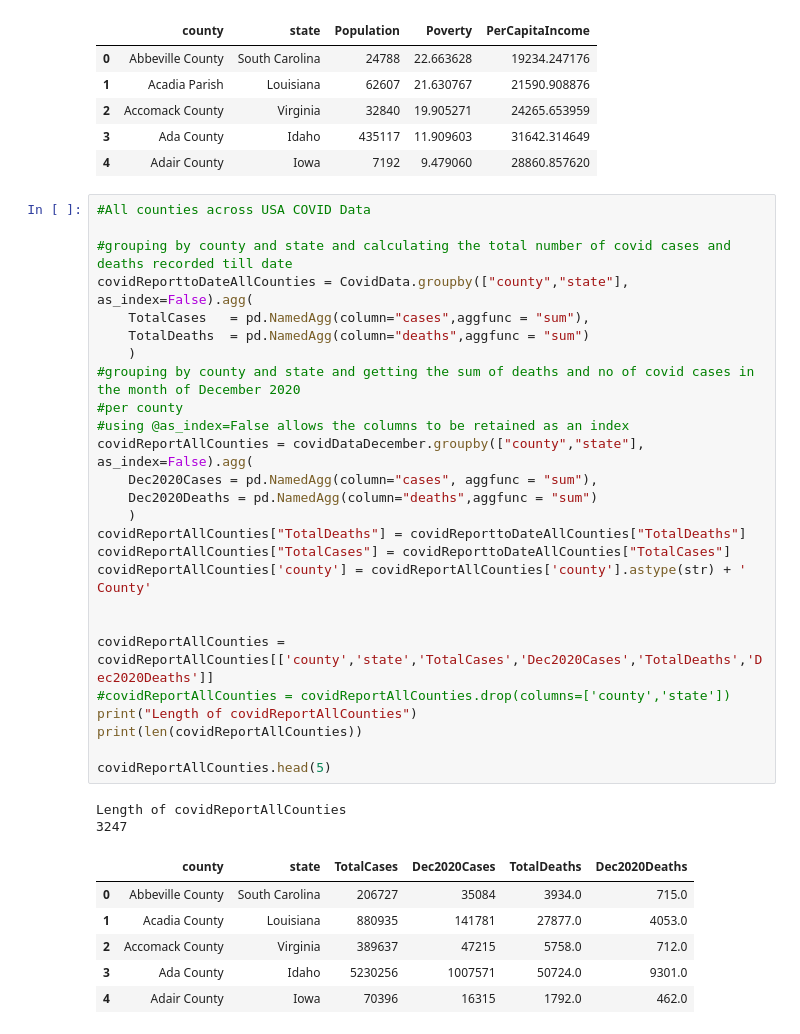
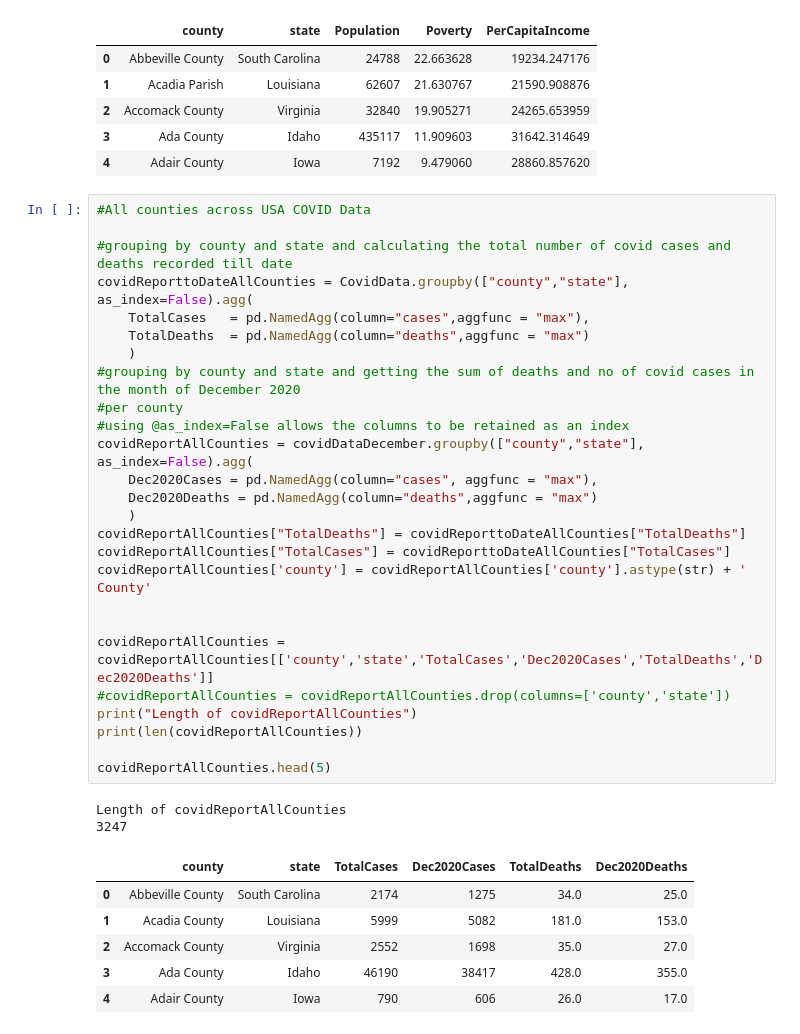
Before and after one commit to poojanalan10/OregonHighway, a Jupyter notebook: Data_Integration_Activity.ipynb, the cells around one changed output. Cells and saved outputs as stored; diff of their text form.

```diff
--- a/Data_Integration_Activity.ipynb
+++ b/Data_Integration_Activity.ipynb
@@ -187,38 +187,38 @@ ACSdata.head(5)
 # %%
 #All counties across USA COVID Data
 
 #grouping by county and state and calculating the total number of covid cases and deaths recorded till date
 covidReporttoDateAllCounties = CovidData.groupby(["county","state"], as_index=False).agg(
-    TotalCases   = pd.NamedAgg(column="cases",aggfunc = "sum"),
-    TotalDeaths  = pd.NamedAgg(column="deaths",aggfunc = "sum")
+    TotalCases   = pd.NamedAgg(column="cases",aggfunc = "max"),
+    TotalDeaths  = pd.NamedAgg(column="deaths",aggfunc = "max")
     )
 #grouping by county and state and getting the sum of deaths and no of covid cases in the month of December 2020
 #per county
 #using @as_index=False allows the columns to be retained as an index
 covidReportAllCounties = covidDataDecember.groupby(["county","state"], as_index=False).agg(
-    Dec2020Cases = pd.NamedAgg(column="cases", aggfunc = "sum"),
-    Dec2020Deaths = pd.NamedAgg(column="deaths",aggfunc = "sum")
+    Dec2020Cases = pd.NamedAgg(column="cases", aggfunc = "max"),
+    Dec2020Deaths = pd.NamedAgg(column="deaths",aggfunc = "max")
     )
 covidReportAllCounties["TotalDeaths"] = covidReporttoDateAllCounties["TotalDeaths"]
 covidReportAllCounties["TotalCases"] = covidReporttoDateAllCounties["TotalCases"]
 covidReportAllCounties['county'] = covidReportAllCounties['county'].astype(str) + ' County'
 
 
 covidReportAllCounties = covidReportAllCounties[['county','state','TotalCases','Dec2020Cases','TotalDeaths','Dec2020Deaths']]
 #covidReportAllCounties = covidReportAllCounties.drop(columns=['county','state'])
 print("Length of covidReportAllCounties")
 print(len(covidReportAllCounties))
 
 covidReportAllCounties.head(5)
 # %% [output]
 Length of covidReportAllCounties
 3247
 |  | county | state | TotalCases | Dec2020Cases | TotalDeaths | Dec2020Deaths |
-| 0 | Abbeville County | South Carolina | 206727 | 35084 | 3934.0 | 715.0 |
-| 1 | Acadia County | Louisiana | 880935 | 141781 | 27877.0 | 4053.0 |
-| 2 | Accomack County | Virginia | 389637 | 47215 | 5758.0 | 712.0 |
-| 3 | Ada County | Idaho | 5230256 | 1007571 | 50724.0 | 9301.0 |
-| 4 | Adair County | Iowa | 70396 | 16315 | 1792.0 | 462.0 |
+| 0 | Abbeville County | South Carolina | 2174 | 1275 | 34.0 | 25.0 |
+| 1 | Acadia County | Louisiana | 5999 | 5082 | 181.0 | 153.0 |
+| 2 | Accomack County | Virginia | 2552 | 1698 | 35.0 | 27.0 |
+| 3 | Ada County | Idaho | 46190 | 38417 | 428.0 | 355.0 |
+| 4 | Adair County | Iowa | 790 | 606 | 26.0 | 17.0 |
 # %%
 #Integrated Data for USA
 pd.options.display.max_columns = None
```
Also changed, not shown: parts of 6 cells of this notebook.
